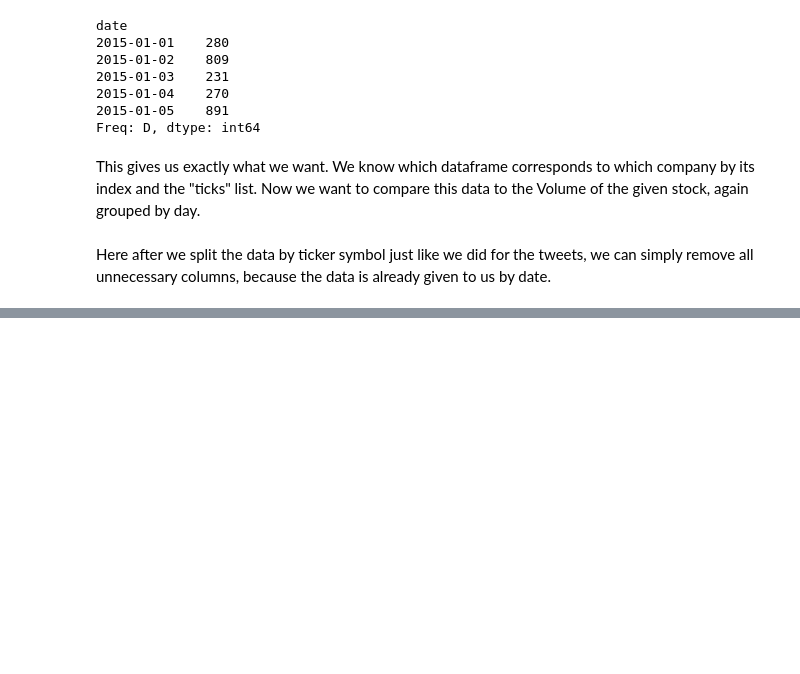
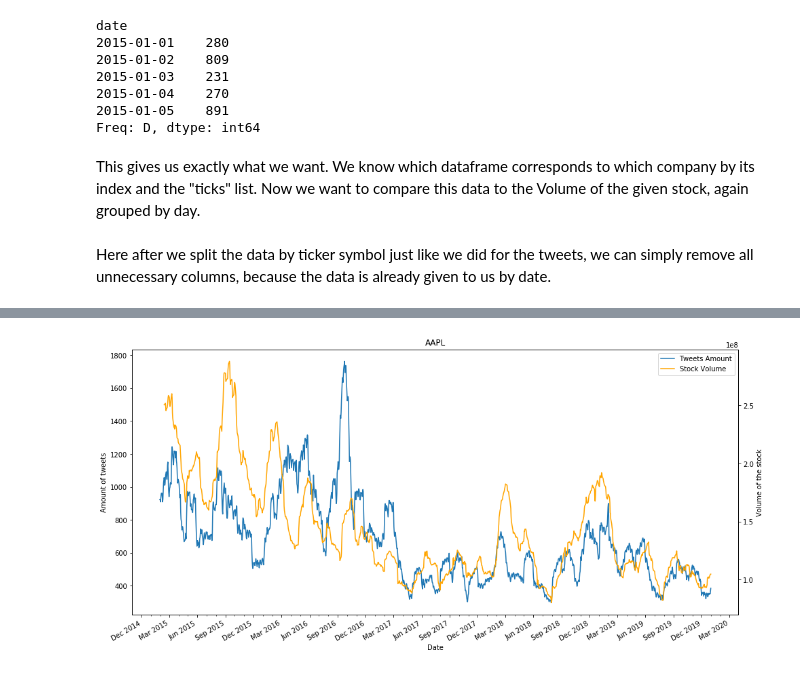
Before and after one commit to Kaloyan-Dimitrov/softuni-data-science-final-project, a Jupyter notebook: Tweets and a company's market value.ipynb, the cells around one changed output, grey strips where cells are left out. Saved outputs shown, nothing was run; the diff lists cells and outputs as text; code cells hidden in the pictures; blank space fills up the shorter version.

```diff
--- a/Tweets and a company's market value.ipynb
+++ b/Tweets and a company's market value.ipynb
@@ -468,0 +551,4 @@ stocks_by_company[0]
+# %%
+plot_tweets('AAPL')
+# %% [output]
+[figure, added]
```
Also changed, not shown: parts of 27 cells of this notebook.
